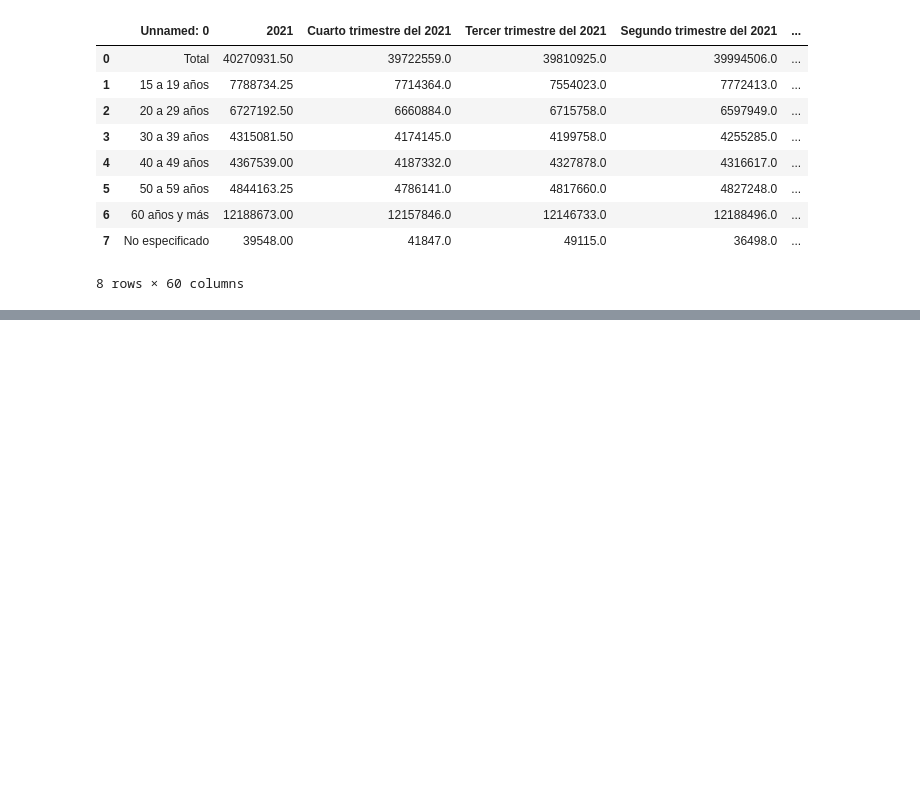
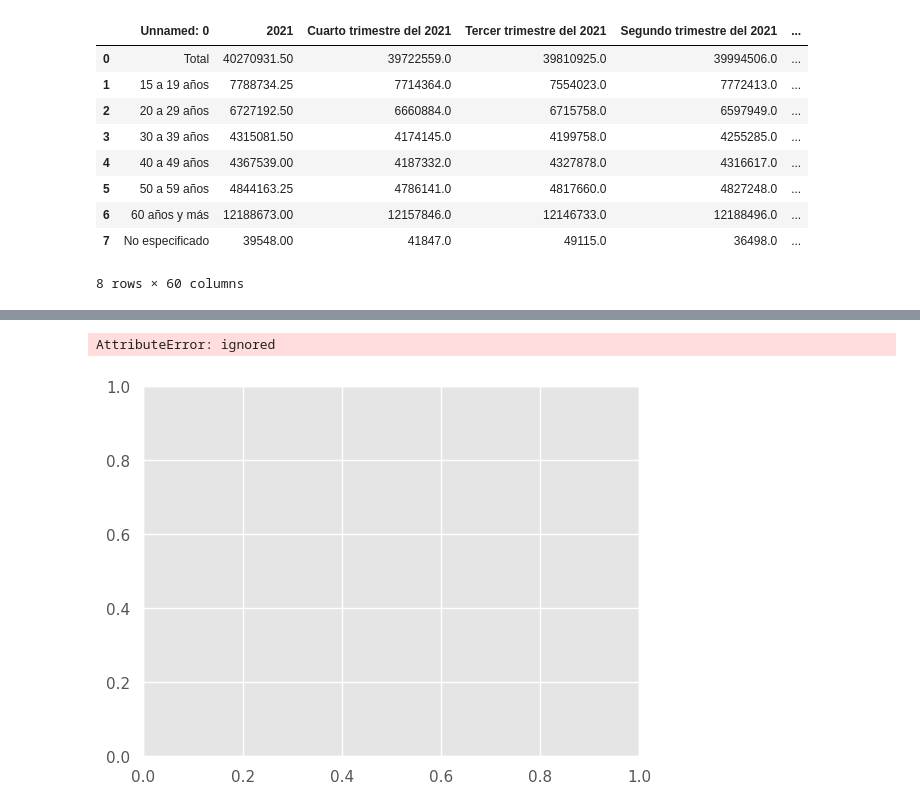
Before and after one commit to SaraElizabethGarciaCajero/Proyecto-ASE-I, a Jupyter notebook: S_ASE1.ipynb, the cells around one changed output, grey strips where cells are left out. Cells and saved outputs as stored; diff of their text form; code cells hidden in the pictures; blank space fills up the shorter version.

```diff
--- a/S_ASE1.ipynb
+++ b/S_ASE1.ipynb
@@ -612,0 +782,4 @@ df_p1
+# %%
+df_result = df_p1Pob[['Entidad Federativa',2010,2012,2014]]#Creo un DataFrame que guardará ciertas columnas de ese
+df_result[[2016,2018,2020]]=df_p1PobCom[[2016,2018,2020]]
+df_result
@@ -612,0 +814,3 @@ df_p1
+# %%
+df_result.drop(df_result.index[32], inplace=True)
+df_result
@@ -612,0 +835,9 @@ df_p1
+# %%
+df_result.rename({'Entidad Federativa': 'Entidad federativa de residencia habitual de la madre',
+             2010: '% de la pobreza en el año 2010',
+             2012: '% de la pobreza en el año 2012',
+             2014: '% de la pobreza en el año 2014',
+             2016: '% de la pobreza en el año 2016',
+             2018: '% de la pobreza en el año 2018',
+             2020: '% de la pobreza en el año 2020'}, axis=1, inplace=True)
+df_result
@@ -612,0 +862,10 @@ df_p1
+# %%
+df_R1 = df_P[['Entidad federativa de residencia habitual de la madre',
+              '% de embarazos adolescentes del 2010',
+              '% de embarazos adolescentes del 2012',
+              '% de embarazos adolescentes del 2014',
+              '% de embarazos adolescentes del 2016',
+              '% de embarazos adolescentes del 2018',
+              '% de embarazos adolescentes del 2020']]#Creo un DataFrame que guardará ciertas columnas de ese
+df_R1[['% de la pobreza en el año 2010', '% de la pobreza en el año 2012', '% de la pobreza en el año 2014','% de la pobreza en el año 2016', '% de la pobreza en el año 2018', '% de la pobreza en el año 2020']]=df_result[['% de la pobreza en el año 2010','% de la pobreza en el año 2012','% de la pobreza en el año 2014','% de la pobreza en el año 2016','% de la pobreza en el año 2018','% de la pobreza en el año 2020']]
+df_R1
@@ -612,0 +890,11 @@ df_p1
+# %%
+df_R1[['Entidad federativa de residencia habitual de la madre',
+              '% de embarazos adolescentes del 2010',
+              '% de embarazos adolescentes del 2012',
+              '% de embarazos adolescentes del 2014',
+              '% de embarazos adolescentes del 2016',
+              '% de embarazos adolescentes del 2018',
+              '% de embarazos adolescentes del 2020', '% de la pobreza en el año 2010', '% de la pobreza en el año 2012', '% de la pobreza en el año 2014','% de la pobreza en el año 2016', '% de la pobreza en el año 2018', '% de la pobreza en el año 2020','% de la pobreza en el año 2010','% de la pobreza en el año 2012','% de la pobreza en el año 2014','% de la pobreza en el año 2016','% de la pobreza en el año 2018','% de la pobreza en el año 2020']].plot(x='Entidad federativa de residencia habitual de la madre', type='bars')
+# %% [output]
+AttributeError: ignored
+[figure, added]
```
Also changed, not shown: parts of 27 cells of this notebook.
